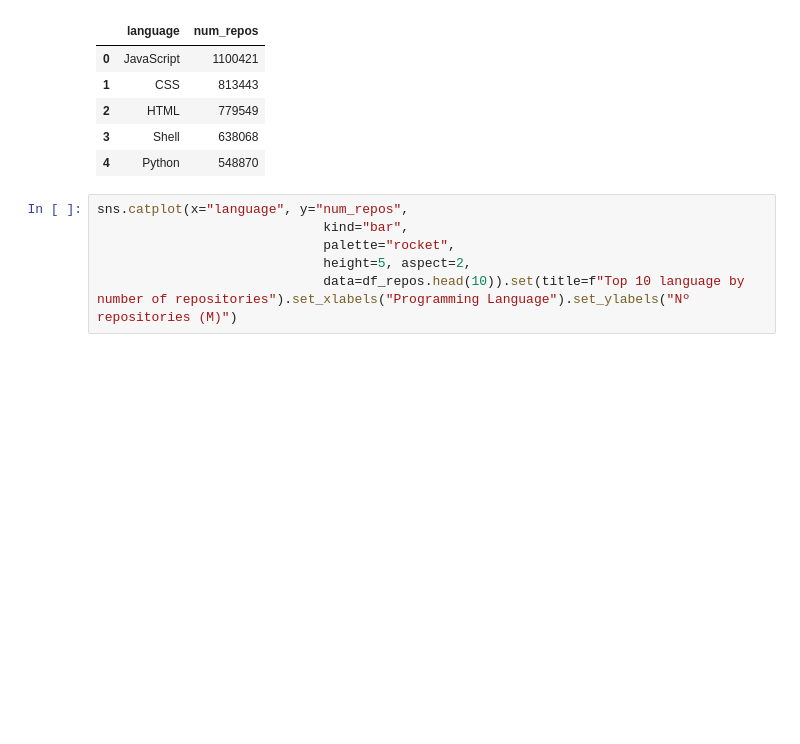
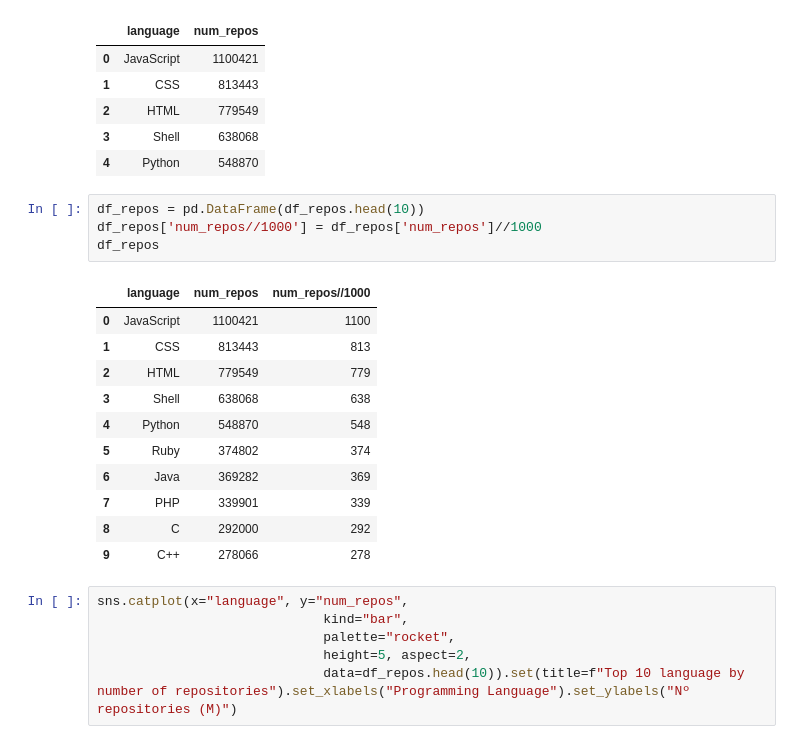
Before and after one commit to jaitlyjahnavi/Useful-Codes-for-FYP, a Jupyter notebook: lang.ipynb, the cells around one changed output. Drawn from its saved outputs; the diff is of its cells as text; blank space fills up the shorter version.

```diff
--- a/lang.ipynb
+++ b/lang.ipynb
@@ -15,6 +15,22 @@ df_repos.head()
 | 2 | HTML | 779549 |
 | 3 | Shell | 638068 |
 | 4 | Python | 548870 |
+# %%
+df_repos = pd.DataFrame(df_repos.head(10))
+df_repos['num_repos//1000'] = df_repos['num_repos']//1000
+df_repos
+# %% [output]
+|  | language | num_repos | num_repos//1000 |
+| 0 | JavaScript | 1100421 | 1100 |
+| 1 | CSS | 813443 | 813 |
+| 2 | HTML | 779549 | 779 |
+| 3 | Shell | 638068 | 638 |
+| 4 | Python | 548870 | 548 |
+| 5 | Ruby | 374802 | 374 |
+| 6 | Java | 369282 | 369 |
+| 7 | PHP | 339901 | 339 |
+| 8 | C | 292000 | 292 |
+| 9 | C++ | 278066 | 278 |
 # %%
 sns.catplot(x="language", y="num_repos",
                              kind="bar",
```
Also changed, not shown: parts of 1 cell of this notebook.
